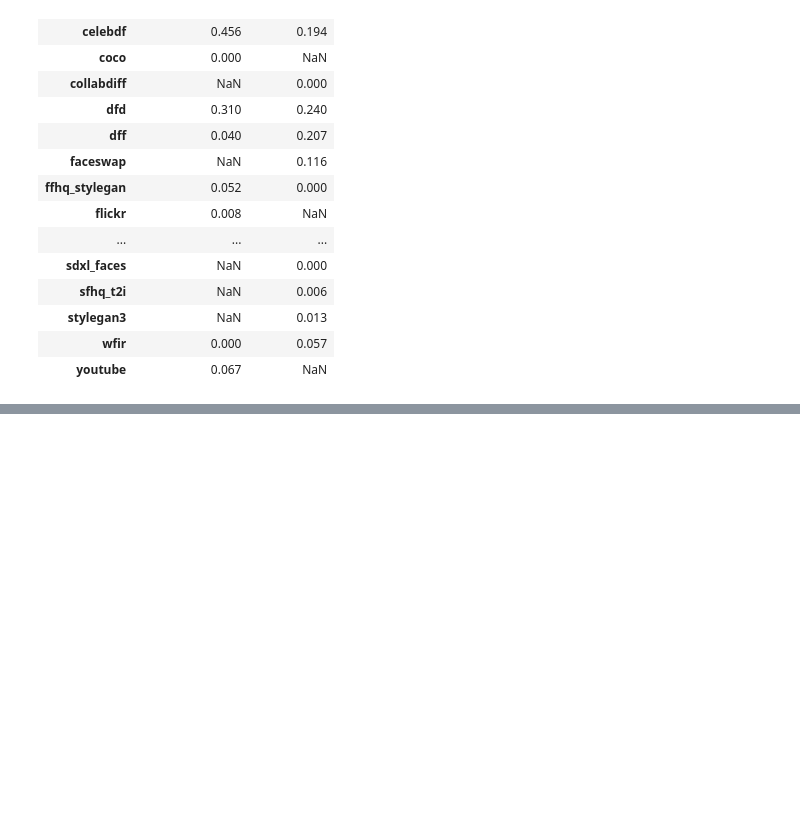
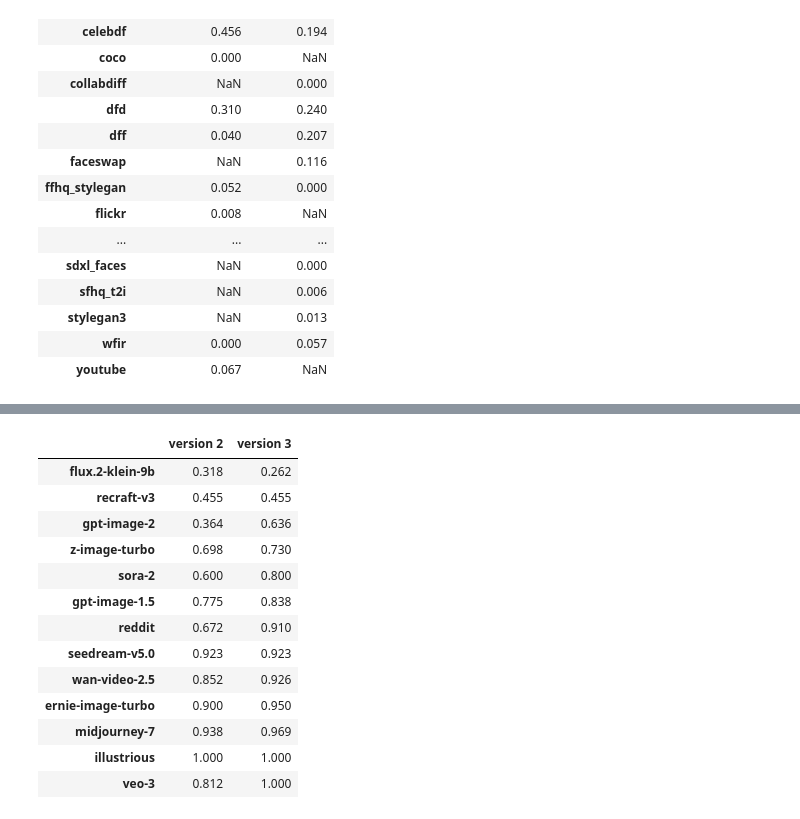
Before and after one commit to MoamenFouad/deep-fake-ai-powered-detector, a Jupyter notebook: ml/notebooks/02_training_and_evaluation.ipynb, the cells around one changed output, grey strips where cells are left out. Saved outputs shown, nothing was run; the diff lists cells and outputs as text; code cells hidden in the pictures; blank space fills up the shorter version.

```diff
--- a/ml/notebooks/02_training_and_evaluation.ipynb
+++ b/ml/notebooks/02_training_and_evaluation.ipynb
@@ -119,0 +148,19 @@ held.assign(wrong=(held.p >= 0.5) != held.label).groupby(['source', 'label']).wr
+# %%
+# Share of AI images caught per generator (OpenFake test split, generators with at least 10 images)
+pd.DataFrame({'version 2': w['wild_test']['v2_face_head']['recall_per_generator'],
+              'version 3': w['wild_test']['v3_combined']['recall_per_generator']}).sort_values('version 3')
+# %% [output]
+|  | version 2 | version 3 |
+| flux.2-klein-9b | 0.318 | 0.262 |
+| recraft-v3 | 0.455 | 0.455 |
+| gpt-image-2 | 0.364 | 0.636 |
+| z-image-turbo | 0.698 | 0.730 |
+| sora-2 | 0.600 | 0.800 |
+| gpt-image-1.5 | 0.775 | 0.838 |
+| reddit | 0.672 | 0.910 |
+| seedream-v5.0 | 0.923 | 0.923 |
+| wan-video-2.5 | 0.852 | 0.926 |
+| ernie-image-turbo | 0.900 | 0.950 |
+| midjourney-7 | 0.938 | 0.969 |
+| illustrious | 1.000 | 1.000 |
+| veo-3 | 0.812 | 1.000 |
```
Also changed, not shown: parts of 5 cells of this notebook, 3 other files.
